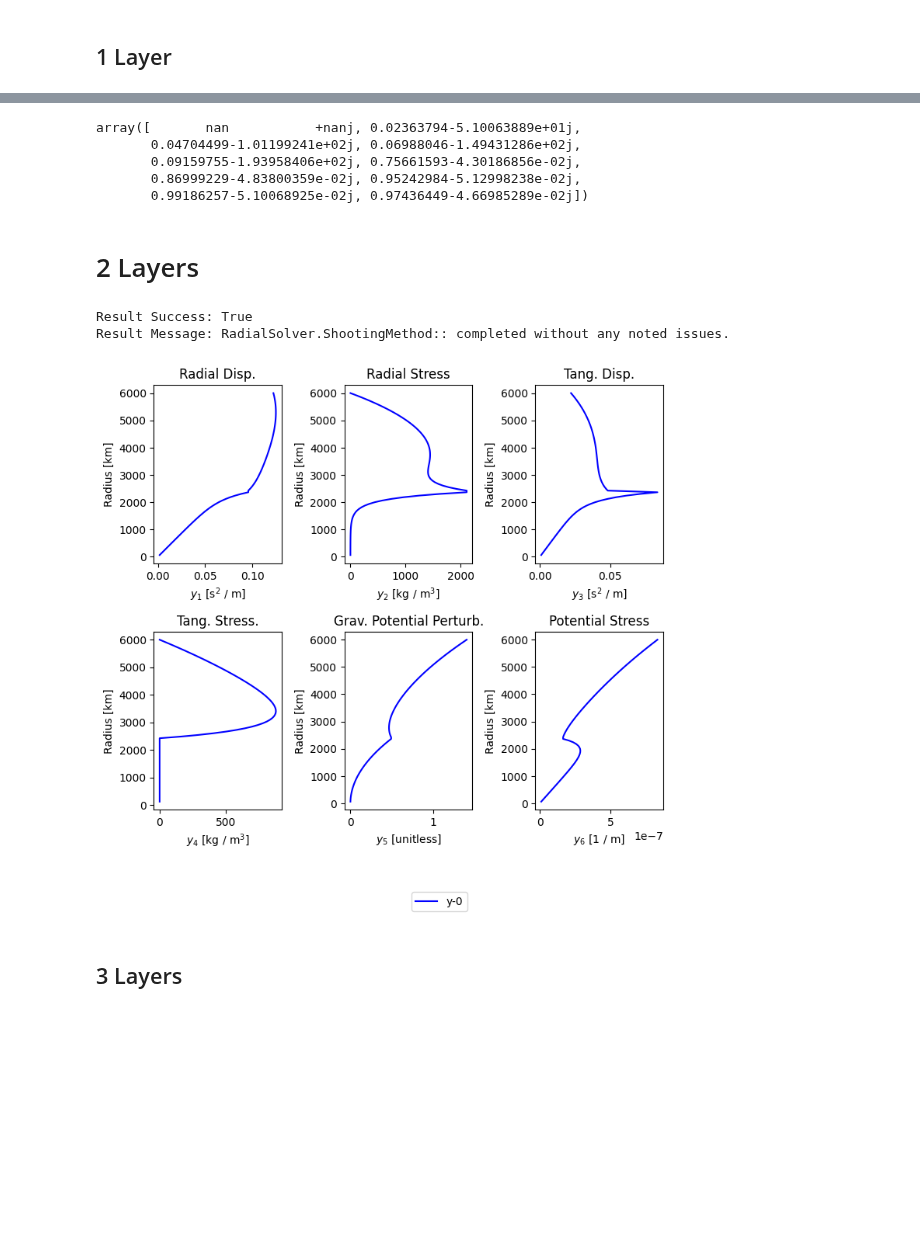
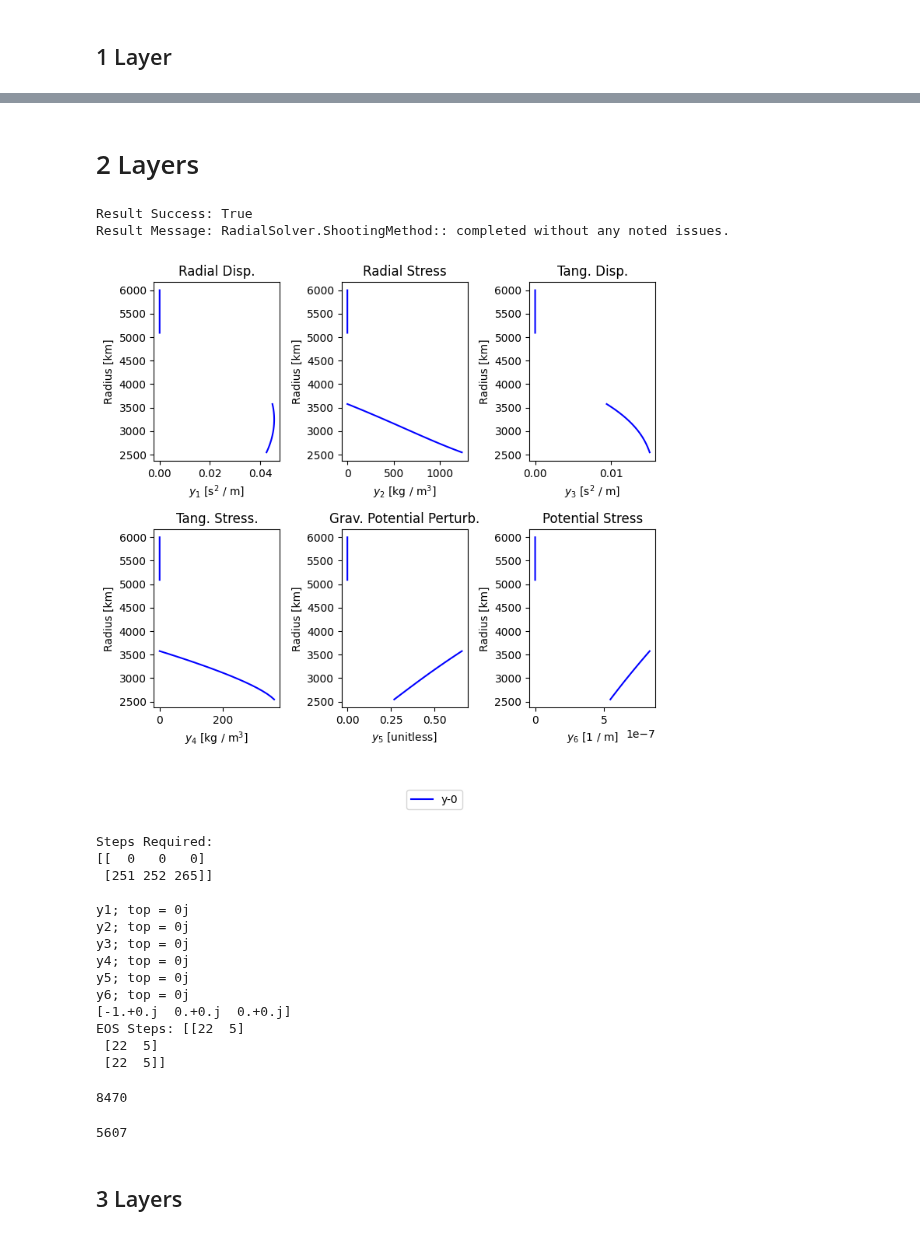
Before and after one commit to jrenaud90/TidalPy, a Jupyter notebook: Benchmarks & Performance/RadialSolver/RadialSolver Benchmarks.ipynb, the cells around one changed output, grey strips where cells are left out. Saved outputs shown, nothing was run; the diff lists cells and outputs as text; code cells hidden in the pictures; blank space fills up the shorter version.

```diff
--- a/Benchmarks & Performance/RadialSolver/RadialSolver Benchmarks.ipynb
+++ b/Benchmarks & Performance/RadialSolver/RadialSolver Benchmarks.ipynb
@@ -60,7 +60,7 @@ def test_1layer():
         expected_size = 500,
         max_ram_MB = 500,
         max_step = 0,
-        nondimensionalize = False,
+        nondimensionalize = True,
         use_prop_matrix = False,
         verbose = False,
         warnings = False,
@@ -89,7 +89,7 @@ def test_1layer():
     yplot([ys], [radius_array], colors=['b'])
 
     print("Steps Required:")
-    print(solution.shooting_method_steps_taken_array)
+    print(solution.steps_taken)
     print()
     print("y1; top =", ys[0, -1])
     print("y2; top =", ys[1, -1])
@@ -99,6 +99,7 @@ def test_1layer():
     print("y6; top =", ys[5, -1])
 
     print(solution.love)
+    print('EOS Steps:', solution.eos_steps_taken)
 
     return solution
 
@@ -133,11 +133,3 @@ y6; top = (8.33333333333333e-07+4.7976475528075605e-23j)
-# %%
-solution.result[0]
-# %% [output]
-array([       nan           +nanj, 0.02363794-5.10063889e+01j,
-       0.04704499-1.01199241e+02j, 0.06988046-1.49431286e+02j,
-       0.09159755-1.93958406e+02j, 0.75661593-4.30186856e-02j,
-       0.86999229-4.83800359e-02j, 0.95242984-5.12998238e-02j,
-       0.99186257-5.10068925e-02j, 0.97436449-4.66985289e-02j])
 # %% [markdown]
 # 2 Layers
 # %%
@@ -145,9 +137,9 @@ def test_2layer():
     layer_types = ('liquid', 'solid')
     is_static_by_layer = (False, False)
     integration_method = 'RK45'
-    integration_rtol = 1.0e-8
-    integration_atol = 1.0e-10
-    nondimensionalize = False
+    integration_rtol = 1.0e-10
+    integration_atol = 1.0e-12
+    nondimensionalize = True
     is_incompressible_by_layer = (False, False)
     use_kamata = False
 
@@ -155,7 +147,7 @@ def test_2layer():
     CMB_radius = 0.4 * radius_array[-1]
     upper_radius_by_layer = np.asarray((CMB_radius, radius_array[-1]))
 
-    frequency = np.pi * 2. / (86400. * 0.3)
+    frequency = np.pi * 2. / (86400. * 12.5)
 
     ic_index = radius_array <= CMB_radius
     mantle_index = radius_array > CMB_radius
@@ -195,15 +187,15 @@ def test_2layer():
         solve_for = None,
         core_condition = 0,
         use_kamata = use_kamata,
-        starting_radius = 0.1,
+        starting_radius = 2.0e6,
         start_radius_tolerance = 1.0e-5,
         integration_method = integration_method,
         integration_rtol = integration_rtol,
         integration_atol = integration_atol,
         scale_rtols_bylayer_type = False,
-        max_num_steps = 5_000_000,
+        max_num_steps = 50_000_000,
         expected_size = len(radius_array),
-        max_ram_MB = 1500,
+        max_ram_MB = 4500,
         max_step = 0,
         nondimensionalize = nondimensionalize,
         use_prop_matrix = False,
@@ -220,34 +212,69 @@ def test_2layer():
     )
 
     solution = radial_solver(**input_dict)
 
     if run_times:
         %timeit radial_solver(**input_dict)
 
     ys = solution.result
     print("Result Success:", solution.success)
     print("Result Message:", solution.message)
 
     yplot([ys], [radius_array], colors=['b'])
 
+    print("Steps Required:")
+    print(solution.steps_taken)
+    print()
+    print("y1; top =", ys[0, -1])
+    print("y2; top =", ys[1, -1])
+    print("y3; top =", ys[2, -1])
+    print("y4; top =", ys[3, -1])
+    print("y5; top =", ys[4, -1])
+    print("y6; top =", ys[5, -1])
+
+    print(solution.love)
+    print('EOS Steps:', solution.eos_steps_taken)
+
 
 # New
 # 0.5.3
 # 3.84ms; 3.91ms
 # 3.06ms; 3.08ms
 
 # 0.5.4
 # New: 2.39ms; 2.42ms; 2.43ms
 # Old: 99.4ms; 97.7ms; 100ms
 # 0.6.0
 # New: 2.38ms; 2.41ms; 2.38ms
 # Old: 100ms; 97.8ms; 95.8ms
 
 test_2layer()
 # %% [output]
 Result Success: True
 Result Message: RadialSolver.ShootingMethod:: completed without any noted issues.
-[figure, old version]
+[figure, new version]
+Steps Required:
+[[  0   0   0]
+ [251 252 265]]
+
+y1; top = 0j
+y2; top = 0j
+y3; top = 0j
+y4; top = 0j
+y5; top = 0j
+y6; top = 0j
+[-1.+0.j  0.+0.j  0.+0.j]
+EOS Steps: [[22  5]
+ [22  5]
+ [22  5]]
+# %%
+2934 +5536
+# %% [output]
+8470
+# %%
+2912 +2695
+# %% [output]
+5607
 # %% [markdown]
 ## 3 Layers
 # %%
```
Also changed, not shown: parts of 2 cells of this notebook, 18 other files.
